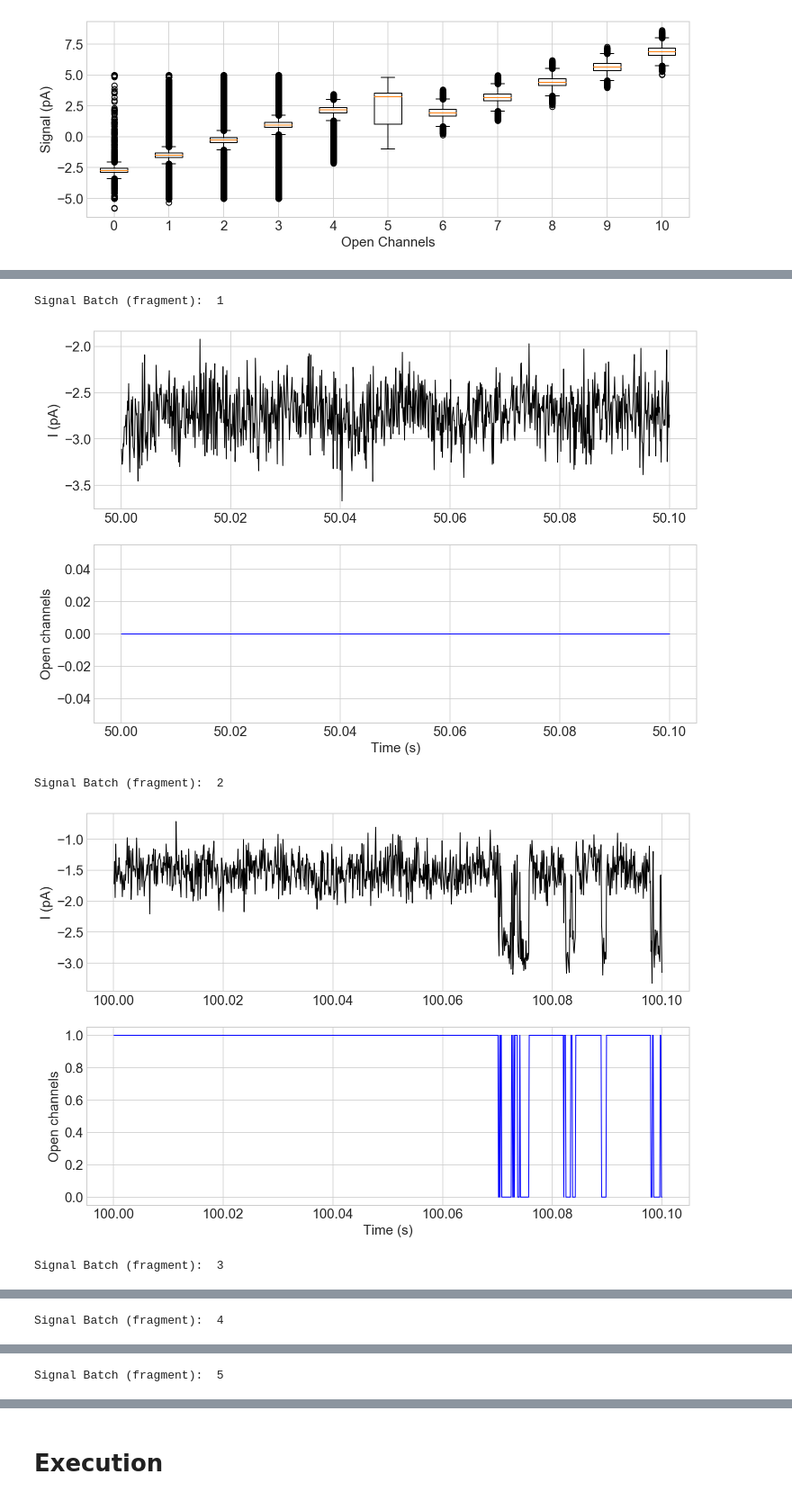
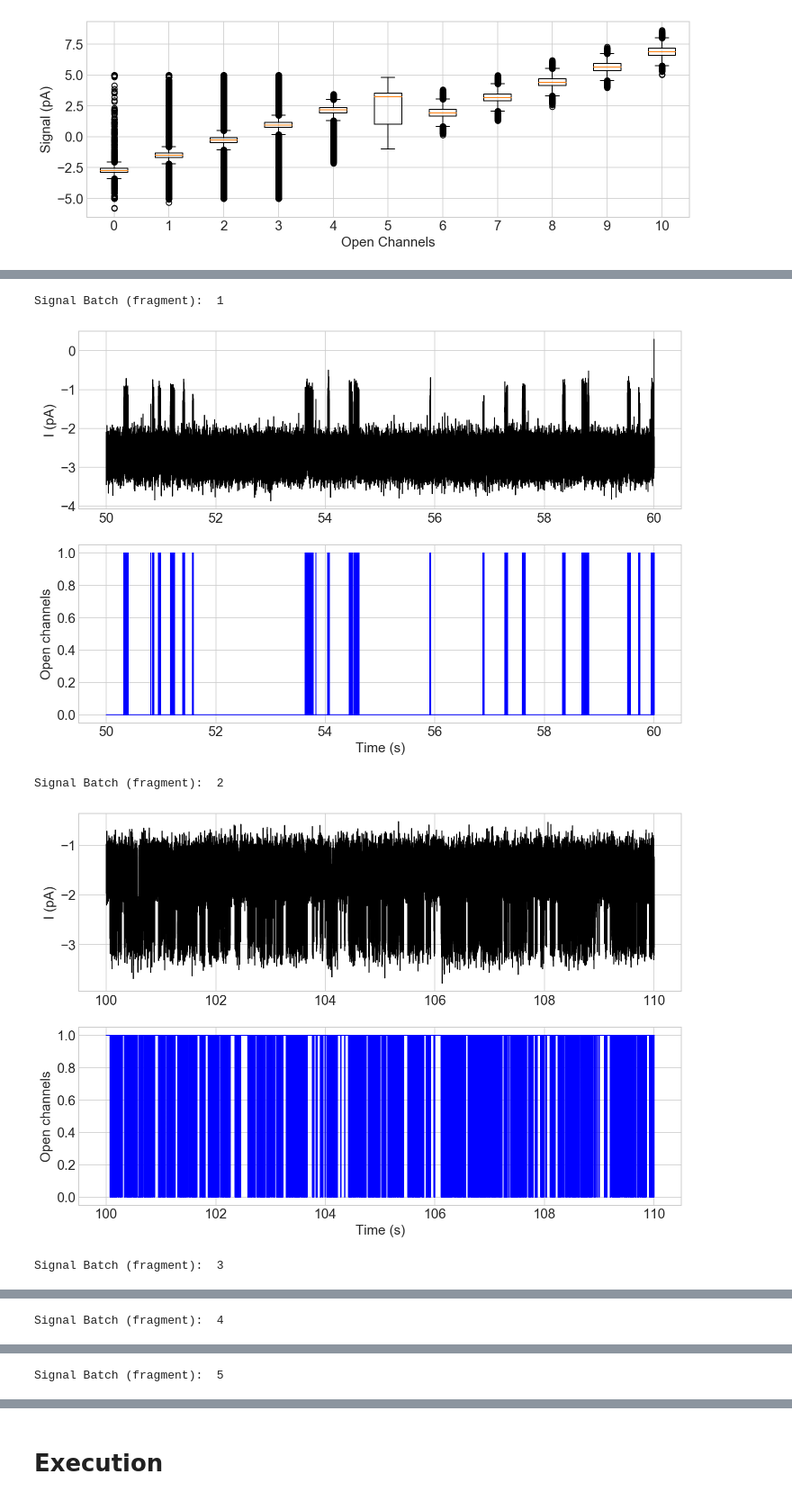
Before and after one commit to geraldgong/Kaggle_Ion, a Jupyter notebook: ion_channels.ipynb, the cells around one changed output, grey strips where cells are left out. Shown at 90% size. Saved outputs shown, nothing was run; the diff lists cells and outputs as text; code cells hidden in the pictures.

```diff
--- a/ion_channels.ipynb
+++ b/ion_channels.ipynb
@@ -54,0 +68,9 @@ Take away:
+# %%
+data = ions.X_test['signal'][1:1000].values
+data_scaled = (data - data.min()) / (data.max() - data.min())
+
+y = 0.5 * np.diff(data_scaled)
+sigma2 = np.zeros((len(data)-1, 1), dtype=np.float32)
+
+for i in range(1, len(data)):
+    sigma2[i-1] = 2/(len(data) -1) * ((y[:i] - y.mean())**2).sum()
@@ -268,14 +301,14 @@ def visulize_data(df_train):
     for i in range(int(len(df_train)/500000)):
         print('Signal Batch (fragment): ', i)
         fig, ax1 = plt.subplots(2, 1, figsize=(12,8))
-        ax1[0].plot(df_train['time'].iloc[i*500000:i*500000+1000],
-                df_train['signal'].iloc[i*500000:i*500000+1000],
+        ax1[0].plot(df_train['time'].iloc[i*500000:i*500000+100000],
+                df_train['signal'].iloc[i*500000:i*500000+100000],
                 'k', lw=1)
         ax1[0].set_xlabel('')
         ax1[0].set_ylabel('I (pA)')
 
-        ax1[1].plot(df_train['time'].iloc[i*500000:i*500000+1000],
-                    df_train['open_channels'].iloc[i*500000:i*500000+1000],
+        ax1[1].plot(df_train['time'].iloc[i*500000:i*500000+100000],
+                    df_train['open_channels'].iloc[i*500000:i*500000+100000],
                     'b', lw=1)
         ax1[1].set_xlabel('Time (s)')
         ax1[1].set_ylabel('Open channels')
@@ -290,5 +323,5 @@ Signal Batch (fragment):  0
 Signal Batch (fragment):  1
-[figure, old version]
+[figure, new version]
 Signal Batch (fragment):  2
-[figure, old version]
+[figure, new version]
 Signal Batch (fragment):  3
```
Also changed, not shown: parts of 11 cells of this notebook, 3 other files.
